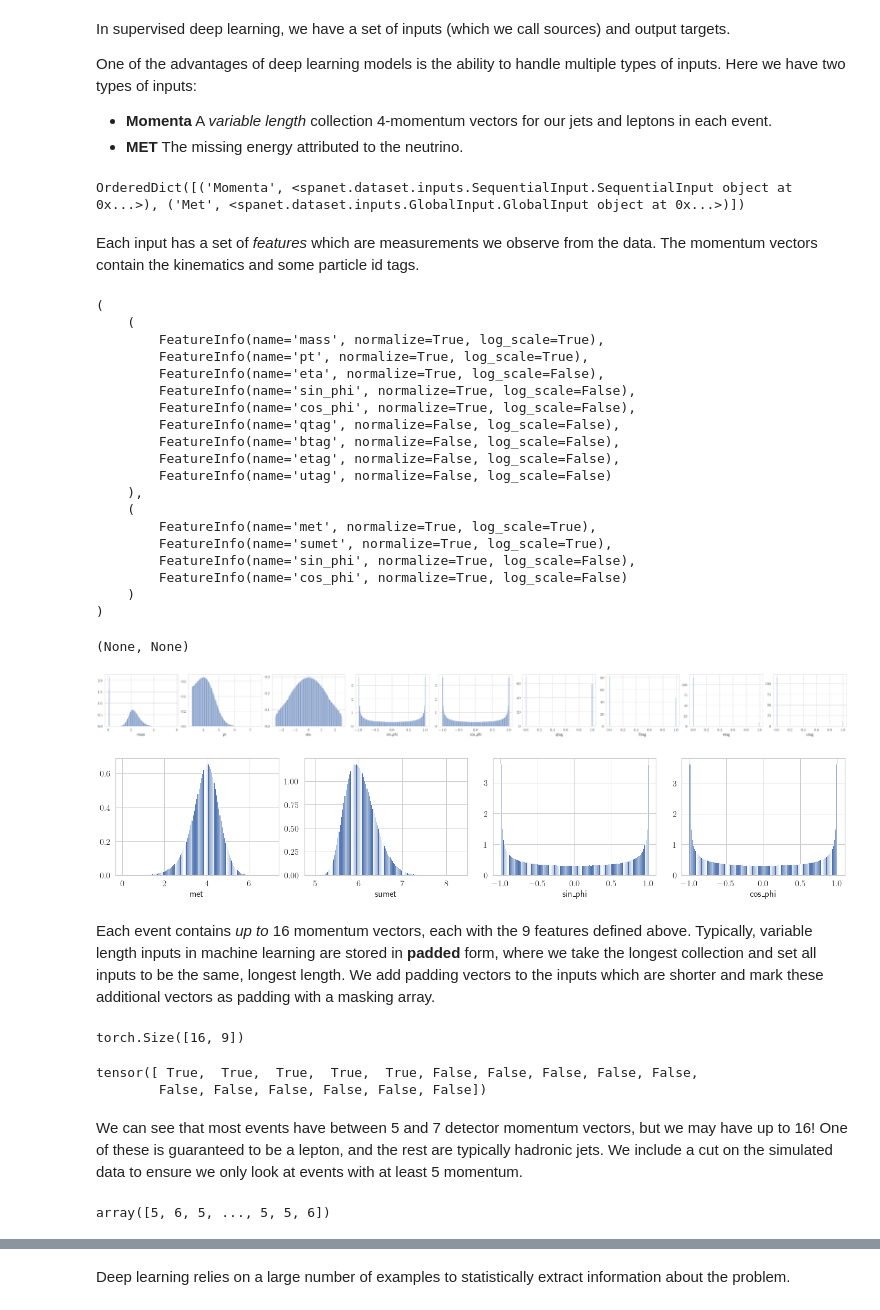
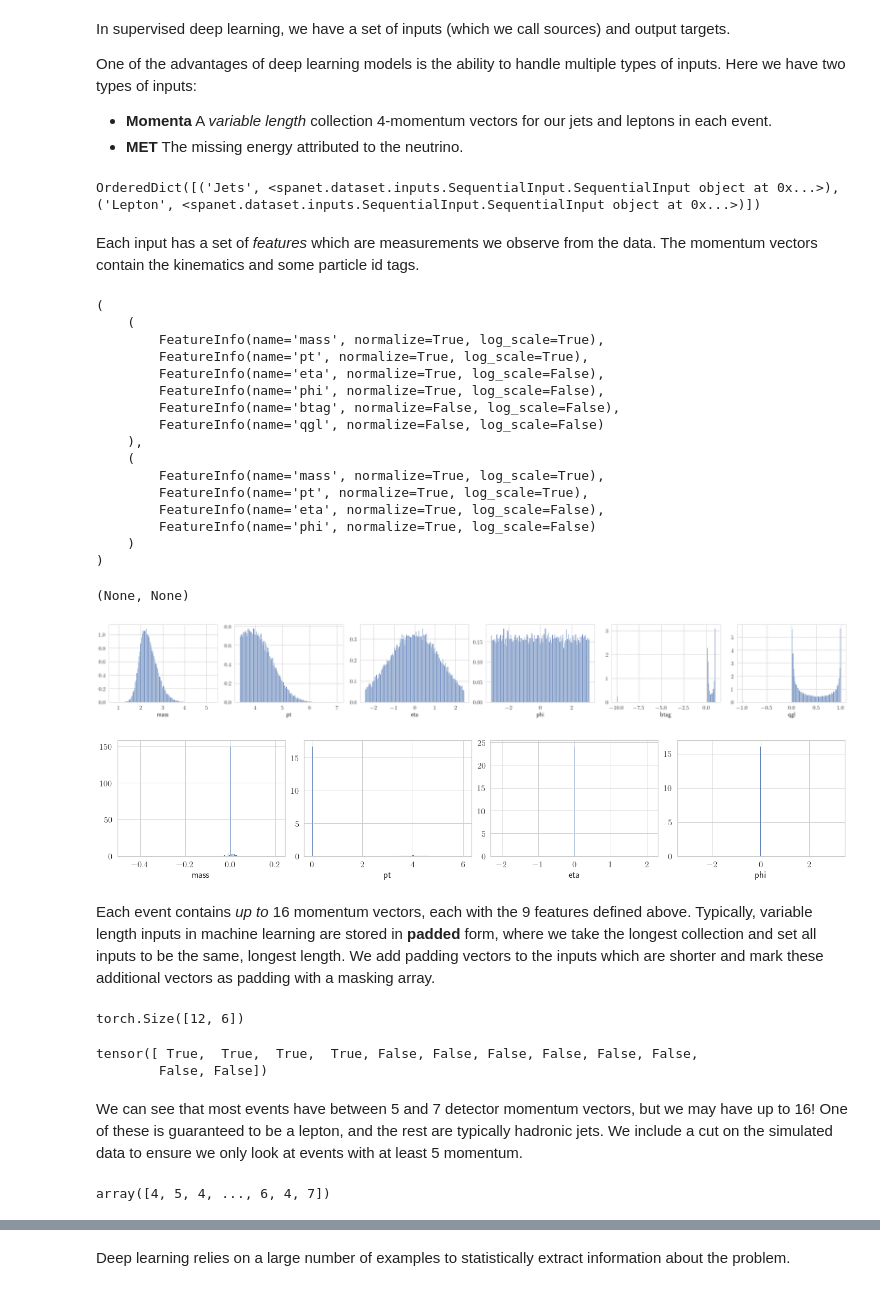
Before and after one commit to pnnoc/IRIS-HEP, a Jupyter notebook: Demo.ipynb, the cells around one changed output, grey strips where cells are left out. Drawn from its saved outputs; the diff is of its cells as text; code cells hidden in the pictures.

```diff
--- a/Demo.ipynb
+++ b/Demo.ipynb
@@ -18,7 +18,7 @@ To enable the following instructions: AVX2 AVX512F AVX512_VNNI FMA, in other ope
 from spanet import Options ,JetReconstructionModel
 from helper import *
 # %%
-USE_GPU = False
+USE_GPU = True
 # %% [markdown]
 # Load Options
 Deep Learning typically has many hyper-parameters that define the structure of the neural network or the training dynamics. Here we load a set of parameters for our network. These values were determined through a tuning procedure we do not cover here. Most libraries define a good set of starting parameters, which typically only need a few changes for specific problems. We highlight a couple of important hyper-parameters.
@@ -27,6 +27,6 @@ Deep Learning typically has many hyper-parameters that define the structure of t
 - **Layer Count** The number of various hidden layers in the network. Used to balance the power of the network with over-fitting potential.
 - **Learning Rate** The coefficient controlling the size of gradient updates during training.
 # %%
-options = Options.load("options.json")
+options = Options.load("options_modified.json")
 options.display()
 # %% [output]
@@ -84,57 +84,60 @@ One of the advantages of deep learning models is the ability to handle multiple
 - **Momenta** A *variable length* collection 4-momentum vectors for our jets and leptons in each event.
 - **MET** The missing energy attributed to the neutrino.
 # %%
-momenta = model.training_dataset.sources["Momenta"]
-met = model.training_dataset.sources["Met"]
+# momenta = model.training_dataset.sources["Momenta"]
+# met = model.training_dataset.sources["Met"]
+
+Jets = model.training_dataset.sources['Jets']
+Lepton = model.training_dataset.sources['Lepton']
 
 model.training_dataset.sources
 # %% [output]
-OrderedDict([('Momenta', <spanet.dataset.inputs.SequentialInput.SequentialInput object at 0x...>), ('Met', <spanet.dataset.inputs.GlobalInput.GlobalInput object at 0x...>)])
+OrderedDict([('Jets', <spanet.dataset.inputs.SequentialInput.SequentialInput object at 0x...>), ('Lepton', <spanet.dataset.inputs.SequentialInput.SequentialInput object at 0x...>)])
 # %% [markdown]
 Each input has a set of *features* which are measurements we observe from the data. The momentum vectors contain the kinematics and some particle id tags.
 # %%
-momenta.input_features, met.input_features
+# momenta.input_features, met.input_features
+Jets.input_features, Lepton.input_features
 # %% [output]
 (
     (
         FeatureInfo(name='mass', normalize=True, log_scale=True),
         FeatureInfo(name='pt', normalize=True, log_scale=True),
         FeatureInfo(name='eta', normalize=True, log_scale=False),
-        FeatureInfo(name='sin_phi', normalize=True, log_scale=False),
-        FeatureInfo(name='cos_phi', normalize=True, log_scale=False),
-        FeatureInfo(name='qtag', normalize=False, log_scale=False),
+        FeatureInfo(name='phi', normalize=True, log_scale=False),
         FeatureInfo(name='btag', normalize=False, log_scale=False),
-        FeatureInfo(name='etag', normalize=False, log_scale=False),
-        FeatureInfo(name='utag', normalize=False, log_scale=False)
+        FeatureInfo(name='qgl', normalize=False, log_scale=False)
     ),
     (
-        FeatureInfo(name='met', normalize=True, log_scale=True),
-        FeatureInfo(name='sumet', normalize=True, log_scale=True),
-        FeatureInfo(name='sin_phi', normalize=True, log_scale=False),
-        FeatureInfo(name='cos_phi', normalize=True, log_scale=False)
+        FeatureInfo(name='mass', normalize=True, log_scale=True),
+        FeatureInfo(name='pt', normalize=True, log_scale=True),
+        FeatureInfo(name='eta', normalize=True, log_scale=False),
+        FeatureInfo(name='phi', normalize=True, log_scale=False)
     )
 )
 # %%
-plot_input(momenta), plot_input(met)
+plot_input(Jets), plot_input(Lepton)
 # %% [output]
 (None, None)
-[figure, old version]
+[figure, new version]
-[figure, old version]
+[figure, new version]
 # %% [markdown]
 Each event contains *up to* 16 momentum vectors, each with the 9 features defined above.  Typically, variable length inputs in machine learning are stored in **padded** form, where we take the longest collection and set all inputs to be the same, longest length. We add padding vectors to the inputs which are shorter and mark these additional vectors as padding with a masking array.
 # %%
-momenta[0].data.shape #momenta[idx], event_idx
+# momenta[0].data.shape #momenta[idx], event_idx
+Jets[0].data.shape
 # %% [output]
-torch.Size([16, 9])
+torch.Size([12, 6])
 # %%
-momenta[0].mask
+# momenta[0].mask
+Jets[0].mask
 # %% [output]
-tensor([ True,  True,  True,  True,  True, False, False, False, False, False,
-        False, False, False, False, False, False])
+tensor([ True,  True,  True,  True, False, False, False, False, False, False,
+        False, False])
 # %% [markdown]
 We can see that most events have between 5 and 7 detector momentum vectors, but we may have up to 16! One of these is guaranteed to be a lepton, and the rest are typically hadronic jets. We include a cut on the simulated data to ensure we only look at events with at least 5 momentum.
 # %%
-momenta.num_vectors().numpy()
+Jets.num_vectors().numpy()
 # %% [output]
-array([5, 6, 5, ..., 5, 5, 6])
+array([4, 5, 4, ..., 6, 4, 7])
 # %%
```
Also changed, not shown: parts of 7 cells of this notebook, 1 other file.
